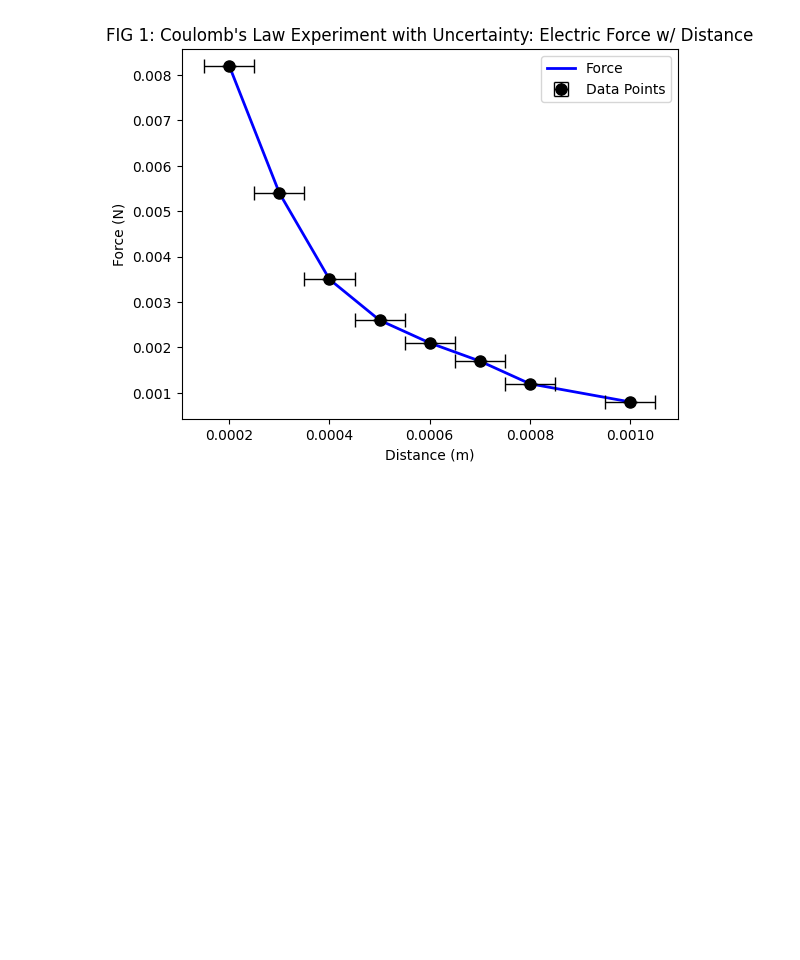
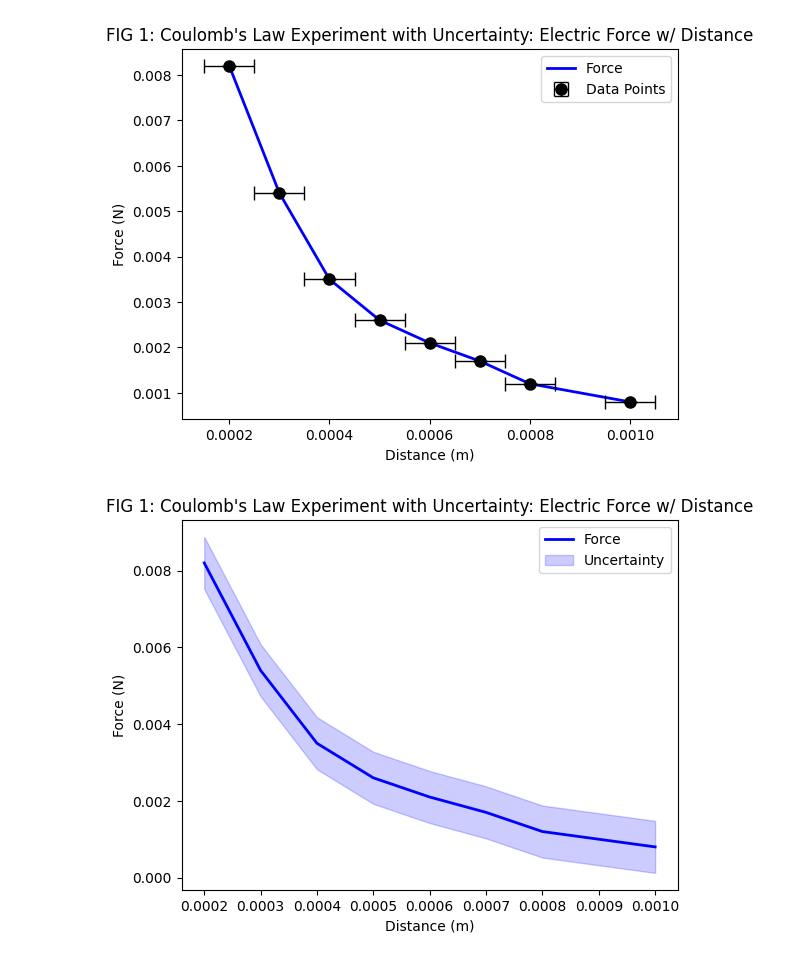
Before and after one commit to Avesta03/Electrostatics-Lab-Report-Analysis, a Jupyter notebook: analysis.ipynb, the cells around one changed output. Saved outputs shown, nothing was run; the diff lists cells and outputs as text; code cells hidden in the pictures; blank space fills up the shorter version.

```diff
--- a/analysis.ipynb
+++ b/analysis.ipynb
@@ -159,21 +160,23 @@ plt.show()
 # %%
 import matplotlib.pyplot as plt
 
 # {We have to sort data for a smoother line graph}
 sorted_indices = df['Distance'].argsort()
 sorted_distance = df['Distance'][sorted_indices]
 sorted_force = df['Force'][sorted_indices]
 sorted_distance_error = df['Distance_Error'][sorted_indices]
 sorted_force_error = df['Force_Error'][sorted_indices]
 
 # LINE GRAPH WITH SHADED(!!) UNCERTAINTY AREA :)
 plt.plot(sorted_distance, sorted_force, label='Force', color='blue', linewidth=2)
-plt.fill_between(sorted_distance, sorted_force - sorted_force_error, sorted_force + sorted_force_error, color='blue', alpha=0.2)
+plt.fill_between(sorted_distance, sorted_force - sorted_force_error, sorted_force + sorted_force_error, color='blue', alpha=0.2, label='Uncertainty')
 
 plt.xlabel('Distance (m)')
 plt.ylabel('Force (N)')
 plt.title('FIG 1: Coulomb\'s Law Experiment with Uncertainty: Electric Force w/ Distance')
 
 plt.legend()
 
 plt.show()
+# %% [output]
+[figure, added]
```
Also changed, not shown: parts of 4 cells of this notebook.
